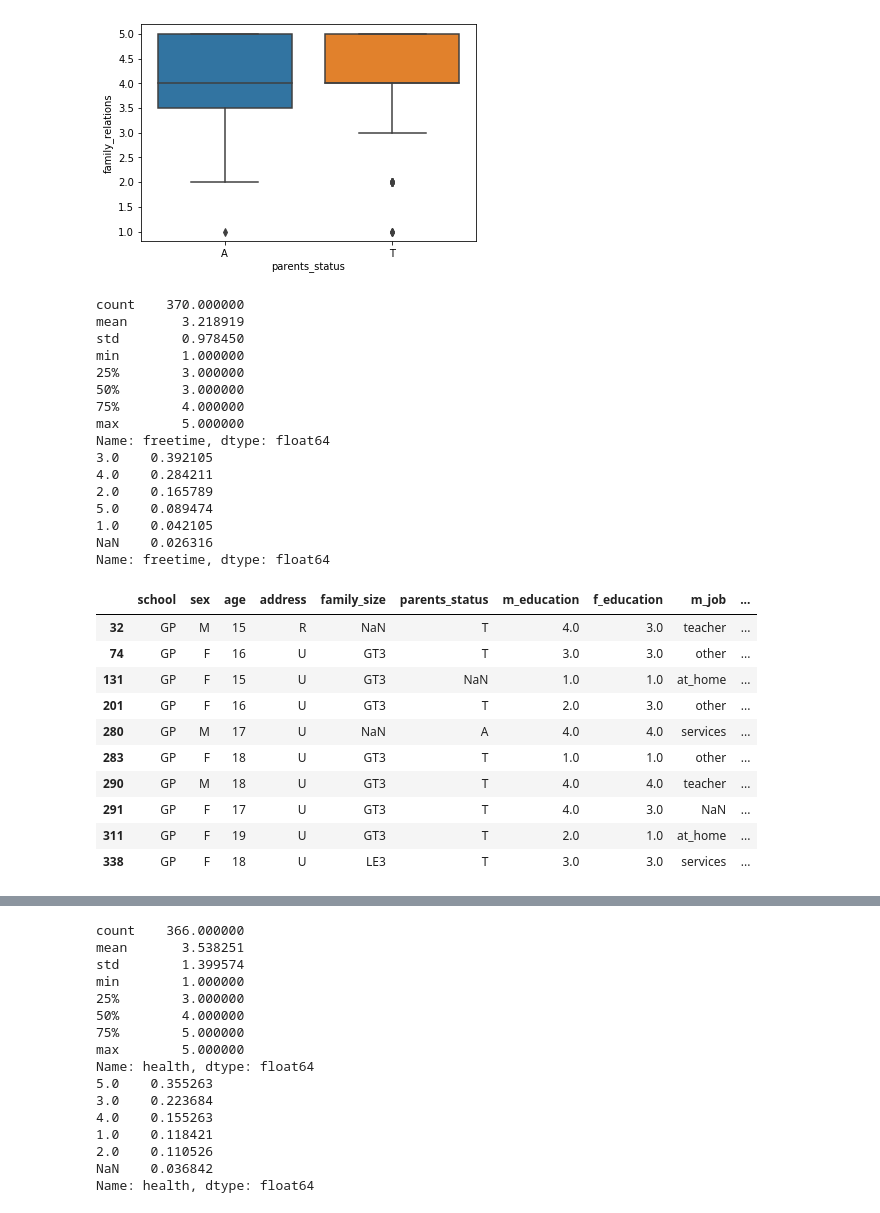
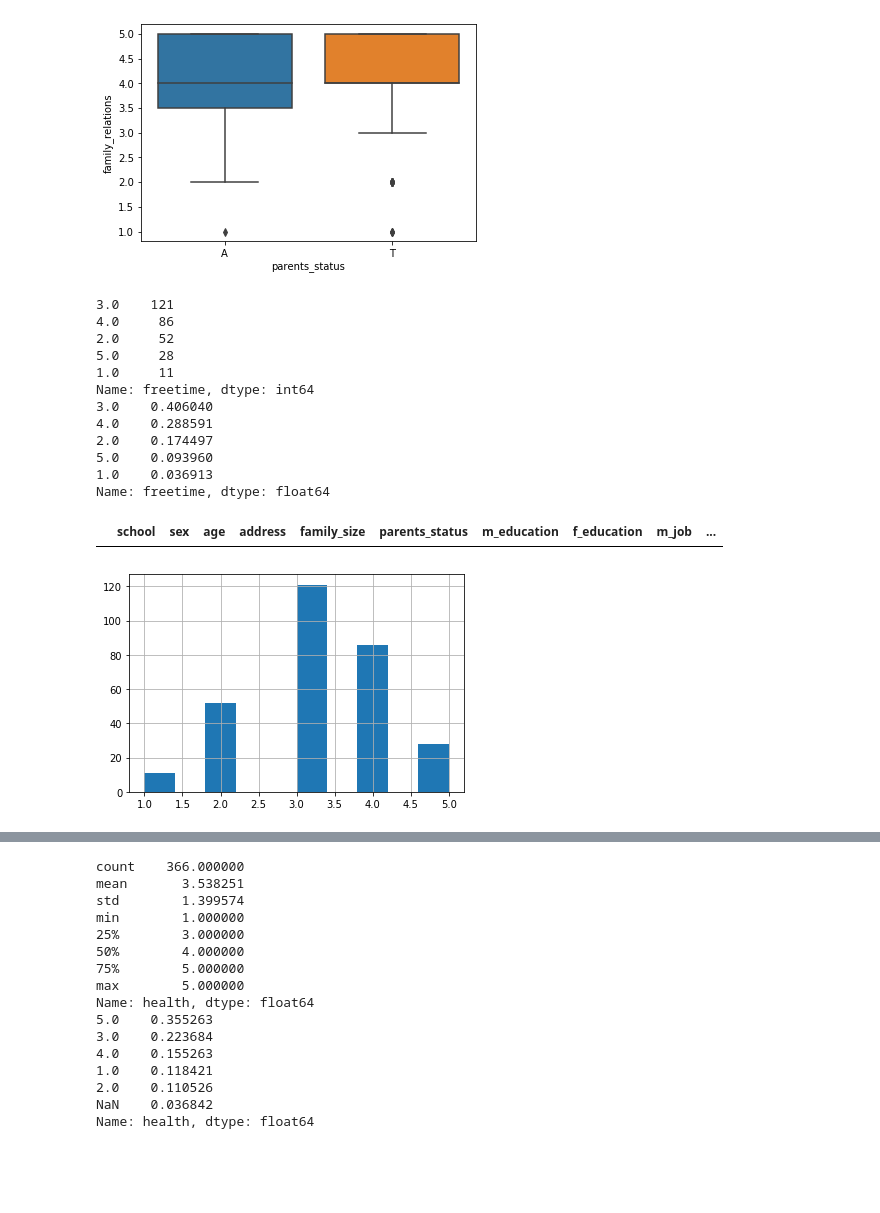
Before and after one commit to Fahrenheit-sp/SkillFactory, a Jupyter notebook: module_2/Module_2.ipynb, the cells around one changed output, grey strips where cells are left out. Drawn from its saved outputs; the diff is of its cells as text; code cells hidden in the pictures; blank space fills up the shorter version.

```diff
--- a/module_2/Module_2.ipynb
+++ b/module_2/Module_2.ipynb
@@ -354,43 +360,31 @@ Name: family_relations, dtype: float64
 [figure]
 # %%
 # freetime
-print(data.freetime.describe())
+print(data.freetime.value_counts())
+data.freetime.hist()
 display_normalized_values_for(data.freetime)
 
 # видим что отсутствует небольшая часть значений (2.5%), рассмотрим их
 display_absent_values_for(data.freetime)
 
 # полагаю что будет логичным заменить отсутсвующие значения в данном случае
 # на значения из столбца go_out. поскольку очевидно что если ты проводишь много времени с друзьями
 # то у тебя много свободного времени, и наоборот :)
 data.freetime = np.where(data.freetime.isna(), data['go_out'], data['freetime'])
 # %% [output]
-count    370.000000
-mean       3.218919
-std        0.978450
-min        1.000000
-25%        3.000000
-50%        3.000000
-75%        4.000000
-max        5.000000
+3.0    121
+4.0     86
+2.0     52
+5.0     28
+1.0     11
+Name: freetime, dtype: int64
+3.0    0.406040
+4.0    0.288591
+2.0    0.174497
+5.0    0.093960
+1.0    0.036913
 Name: freetime, dtype: float64
-3.0    0.392105
-4.0    0.284211
-2.0    0.165789
-5.0    0.089474
-1.0    0.042105
-NaN    0.026316
-Name: freetime, dtype: float64
 |  | school | sex | age | address | family_size | parents_status | m_education | f_education | m_job | ... |
-| 32 | GP | M | 15 | R | NaN | T | 4.0 | 3.0 | teacher | ... |
-| 74 | GP | F | 16 | U | GT3 | T | 3.0 | 3.0 | other | ... |
-| 131 | GP | F | 15 | U | GT3 | NaN | 1.0 | 1.0 | at_home | ... |
-| 201 | GP | F | 16 | U | GT3 | T | 2.0 | 3.0 | other | ... |
-| 280 | GP | M | 17 | U | NaN | A | 4.0 | 4.0 | services | ... |
-| 283 | GP | F | 18 | U | GT3 | T | 1.0 | 1.0 | other | ... |
-| 290 | GP | M | 18 | U | GT3 | T | 4.0 | 4.0 | teacher | ... |
-| 291 | GP | F | 17 | U | GT3 | T | 4.0 | 3.0 | NaN | ... |
-| 311 | GP | F | 19 | U | GT3 | T | 2.0 | 1.0 | at_home | ... |
-| 338 | GP | F | 18 | U | LE3 | T | 3.0 | 3.0 | services | ... |
+[figure, added]
 # %%
 # go_out
```
Also changed, not shown: parts of 19 cells of this notebook, 2 other files.
